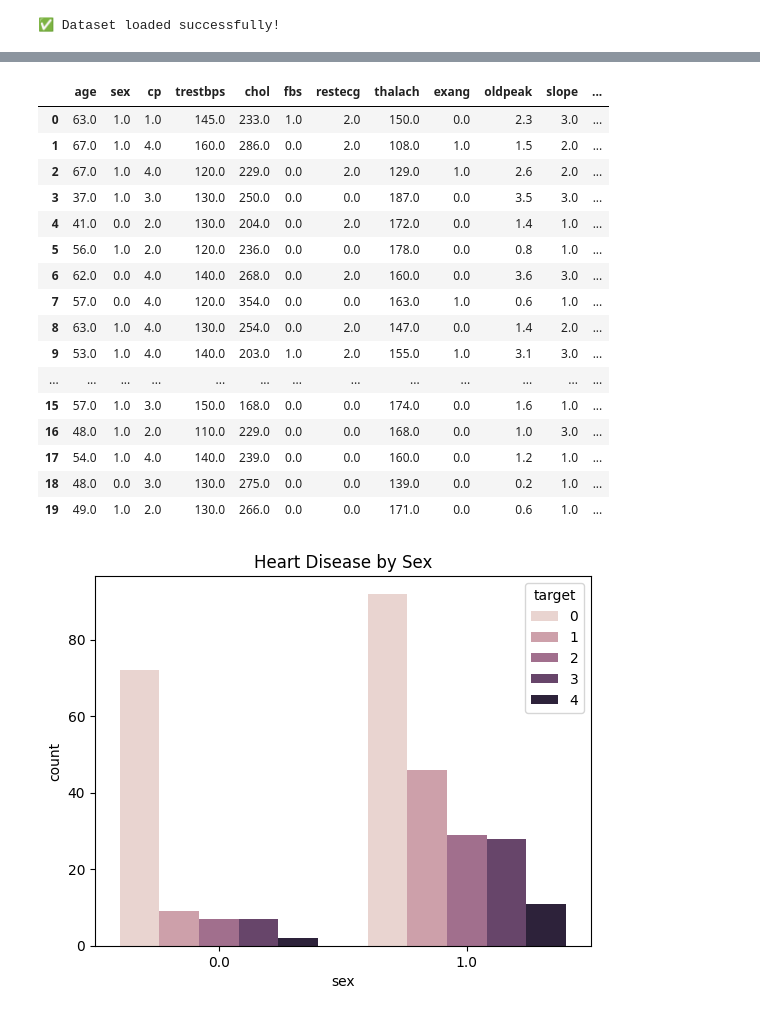
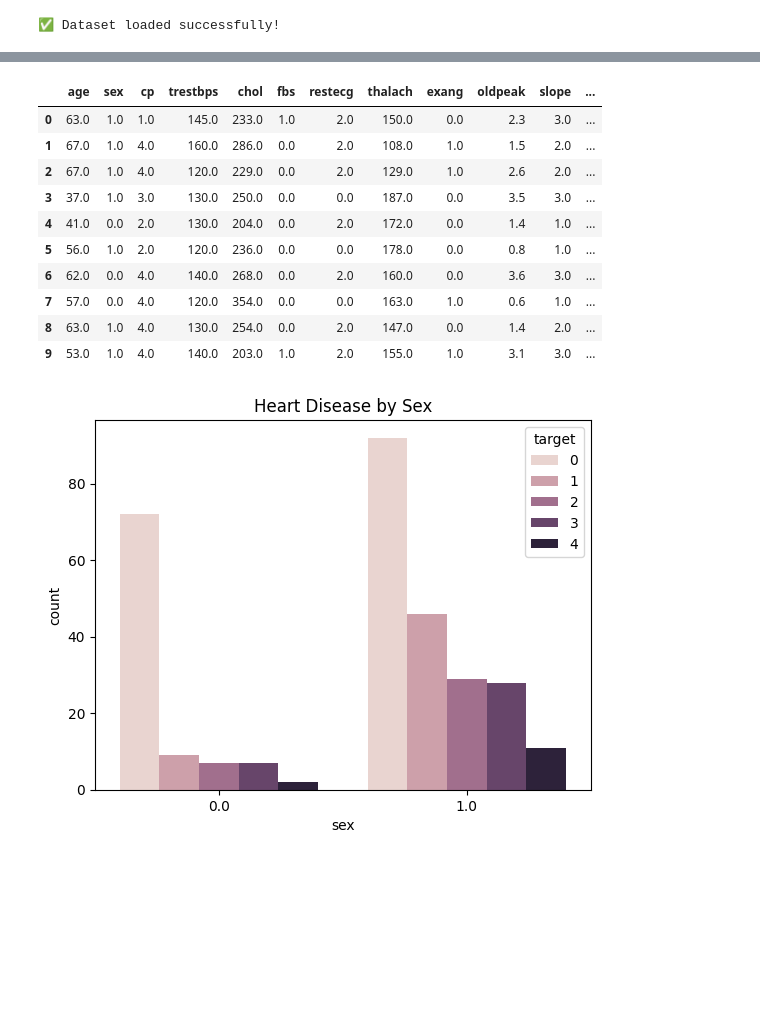
Before and after one commit to sb24ragnar/HearHealthPredictor, a Jupyter notebook: Heart.ipynb, the cells around one changed output, grey strips where cells are left out. Cells and saved outputs as stored; diff of their text form; code cells hidden in the pictures; blank space fills up the shorter version.

```diff
--- a/Heart.ipynb
+++ b/Heart.ipynb
@@ -41,7 +41,7 @@ from sklearn.preprocessing import StandardScaler
 import seaborn as sns
 import matplotlib.pyplot as plt
 # %%
-url = "https://archive.ics.uci.edu/ml/machine-learning-databases/heart-disease/processed.cleveland.data"
+url = "/content/processed.cleveland.data"
 columns = [
     'age', 'sex', 'cp', 'trestbps', 'chol', 'fbs', 'restecg', 'thalach', 'exang',
     'oldpeak', 'slope', 'ca', 'thal', 'target'
@@ -83,25 +79,19 @@ for col in ['ca', 'thal']:
 
 heart_df.fillna(heart_df.median(), inplace=True)
 # %%
-heart_df.head(20)
+heart_df.head(10)
 # %% [output]
 |  | age | sex | cp | trestbps | chol | fbs | restecg | thalach | exang | oldpeak | slope | ... |
 | 0 | 63.0 | 1.0 | 1.0 | 145.0 | 233.0 | 1.0 | 2.0 | 150.0 | 0.0 | 2.3 | 3.0 | ... |
 | 1 | 67.0 | 1.0 | 4.0 | 160.0 | 286.0 | 0.0 | 2.0 | 108.0 | 1.0 | 1.5 | 2.0 | ... |
 | 2 | 67.0 | 1.0 | 4.0 | 120.0 | 229.0 | 0.0 | 2.0 | 129.0 | 1.0 | 2.6 | 2.0 | ... |
 | 3 | 37.0 | 1.0 | 3.0 | 130.0 | 250.0 | 0.0 | 0.0 | 187.0 | 0.0 | 3.5 | 3.0 | ... |
 | 4 | 41.0 | 0.0 | 2.0 | 130.0 | 204.0 | 0.0 | 2.0 | 172.0 | 0.0 | 1.4 | 1.0 | ... |
 | 5 | 56.0 | 1.0 | 2.0 | 120.0 | 236.0 | 0.0 | 0.0 | 178.0 | 0.0 | 0.8 | 1.0 | ... |
 | 6 | 62.0 | 0.0 | 4.0 | 140.0 | 268.0 | 0.0 | 2.0 | 160.0 | 0.0 | 3.6 | 3.0 | ... |
 | 7 | 57.0 | 0.0 | 4.0 | 120.0 | 354.0 | 0.0 | 0.0 | 163.0 | 1.0 | 0.6 | 1.0 | ... |
 | 8 | 63.0 | 1.0 | 4.0 | 130.0 | 254.0 | 0.0 | 2.0 | 147.0 | 0.0 | 1.4 | 2.0 | ... |
 | 9 | 53.0 | 1.0 | 4.0 | 140.0 | 203.0 | 1.0 | 2.0 | 155.0 | 1.0 | 3.1 | 3.0 | ... |
-| ... | ... | ... | ... | ... | ... | ... | ... | ... | ... | ... | ... | ... |
-| 15 | 57.0 | 1.0 | 3.0 | 150.0 | 168.0 | 0.0 | 0.0 | 174.0 | 0.0 | 1.6 | 1.0 | ... |
-| 16 | 48.0 | 1.0 | 2.0 | 110.0 | 229.0 | 0.0 | 0.0 | 168.0 | 0.0 | 1.0 | 3.0 | ... |
-| 17 | 54.0 | 1.0 | 4.0 | 140.0 | 239.0 | 0.0 | 0.0 | 160.0 | 0.0 | 1.2 | 1.0 | ... |
-| 18 | 48.0 | 0.0 | 3.0 | 130.0 | 275.0 | 0.0 | 0.0 | 139.0 | 0.0 | 0.2 | 1.0 | ... |
-| 19 | 49.0 | 1.0 | 2.0 | 130.0 | 266.0 | 0.0 | 0.0 | 171.0 | 0.0 | 0.6 | 1.0 | ... |
 # %%
 # Sex vs Target
 sns.countplot(x='sex', hue='target', data=heart_df)
```
Also changed, not shown: parts of 11 cells of this notebook.
